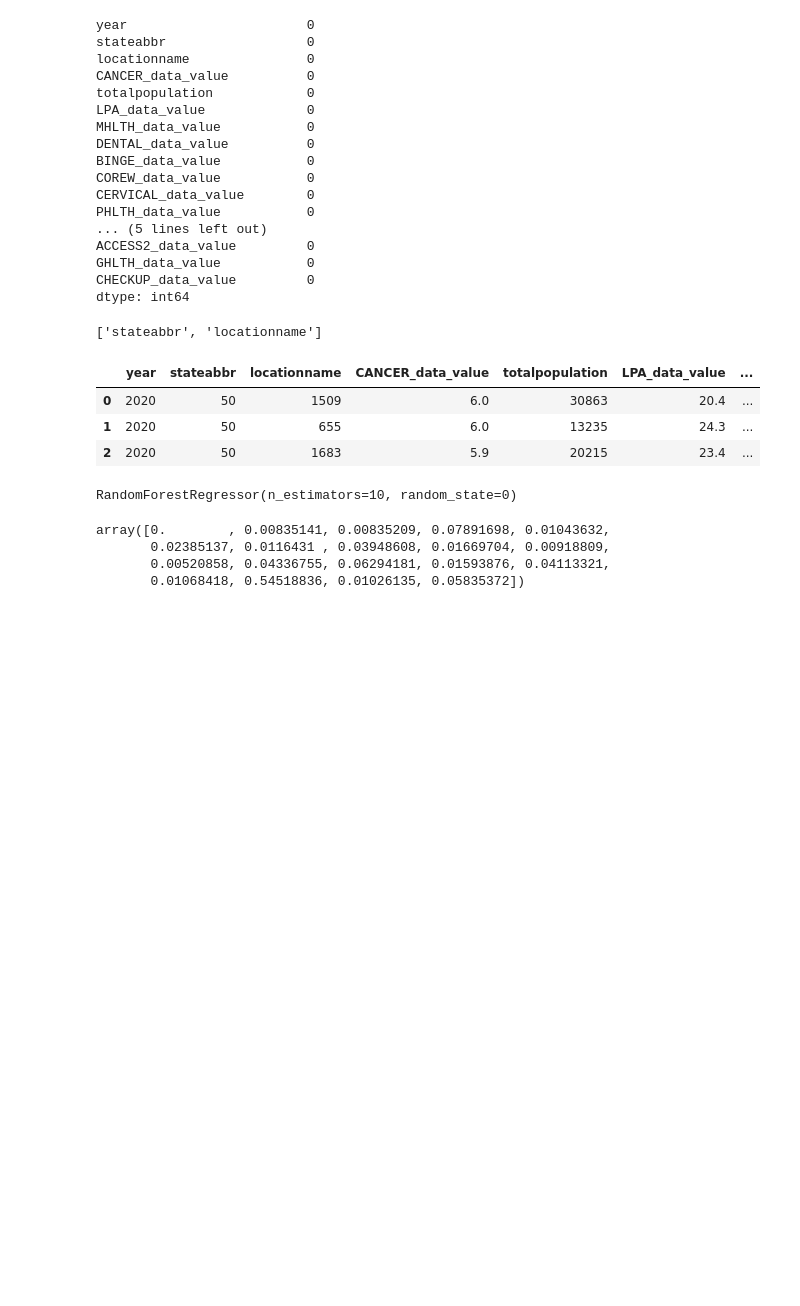
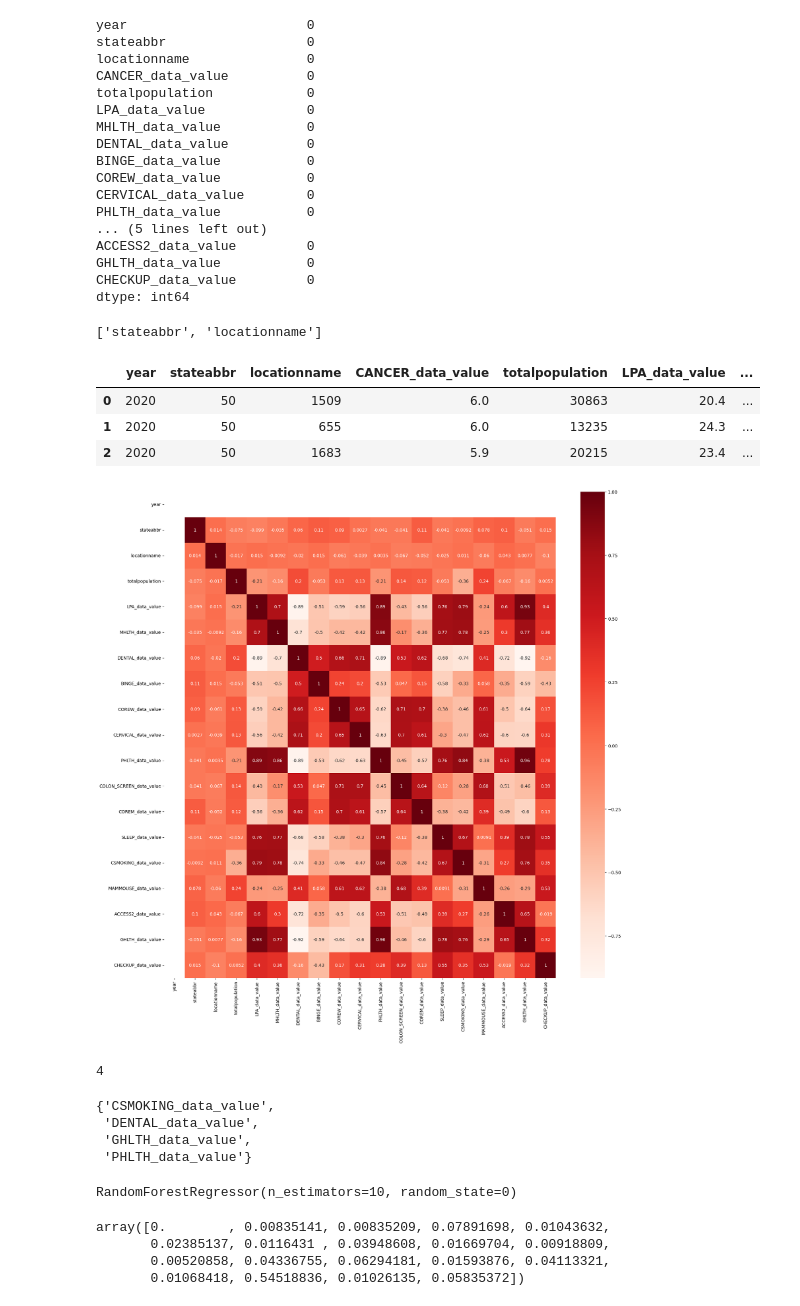
Before and after one commit to AvatarJoshi/Cancer_Burden_RiskFactor_Analysis, a Jupyter notebook: cancer_risk_analysis.ipynb, the cells around one changed output. Cells and saved outputs as stored; diff of their text form; code cells hidden in the pictures; blank space fills up the shorter version.

Commit message:
Created function to drop redundant features (those that are highly correlated with one another

```diff
--- a/cancer_risk_analysis.ipynb
+++ b/cancer_risk_analysis.ipynb
@@ -396,3 +396,14 @@ y = ml_df_encoded['CANCER_data_value']
 # Split the data into testing and training datasets
 from sklearn.model_selection import train_test_split
 X_train, X_test, y_train, y_test = train_test_split(X, y, train_size = 0.3, test_size = 0.7, random_state=0)
+# %%
+# Import seaborn and matplotlib for pearson correlation
+import seaborn as sns
+import matplotlib.pyplot as plt
+# Create a pearson correlation heatmap
+plt.figure(figsize=(20,20))
+cor = X_train.corr()
+sns.heatmap(cor, annot=True, cmap=plt.cm.Reds)
+plt.show()
+# %% [output]
+[figure, added]
@@ -399,3 +421,17 @@ X_train, X_test, y_train, y_test = train_test_split(X, y, train_size = 0.3, test
+# %%
+# Call the function to remove highly correlated features
+corr_features = correlation(X_train, 0.8)
+len(set(corr_features))
+# %% [output]
+4
+# %%
+# View the highly correlated features
+corr_features
+# %% [output]
+{'CSMOKING_data_value',
+ 'DENTAL_data_value',
+ 'GHLTH_data_value',
+ 'PHLTH_data_value'}
 # %%
 # Train the Random Forest Regression model on the training set
 
```
Also changed, not shown: parts of 1 cell of this notebook.
